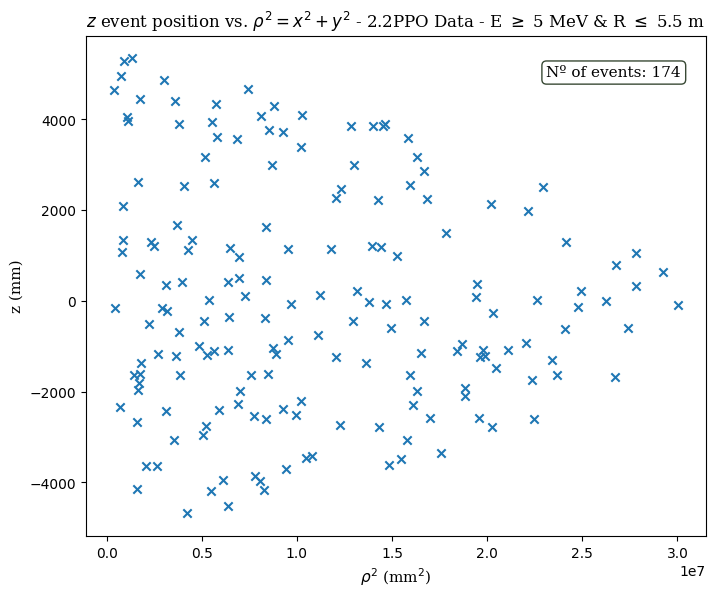
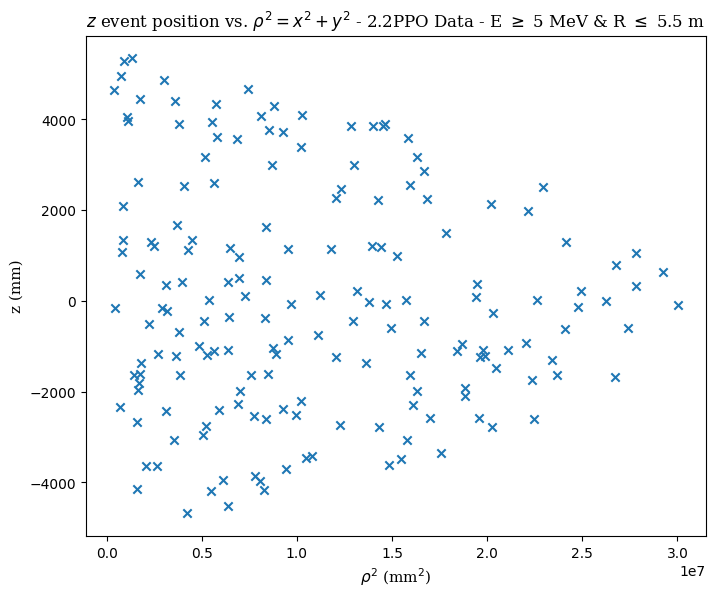
Code edit (unified diff) that turned the first committed figure into the second:
--- before
+++ after
@@ -11,8 +11,8 @@
 
 # Box properties
-props = dict(boxstyle='round', facecolor='white', alpha=0.8, edgecolor='#071c02')
+#props = dict(boxstyle='round', facecolor='white', alpha=0.8, edgecolor='#071c02')
 
-stats_text = (rf"Nº of events: {len(rho_sqr)}")
-ax.text(0.96, 0.94, stats_text, transform = ax.transAxes, verticalalignment='top', horizontalalignment='right', fontdict = font_style_axis, bbox=props)
+#stats_text = (rf"Nº of events: {len(rho_sqr)}")
+#ax.text(0.96, 0.94, stats_text, transform = ax.transAxes, verticalalignment='top', horizontalalignment='right', fontdict = font_style_axis)
 
 plt.savefig(save_path + f'z_vs_rho_sqrt_E_{en_inf_cut}_MeV_R_5.5_m.png', dpi=300, bbox_inches='tight')

Commit: updating analysis